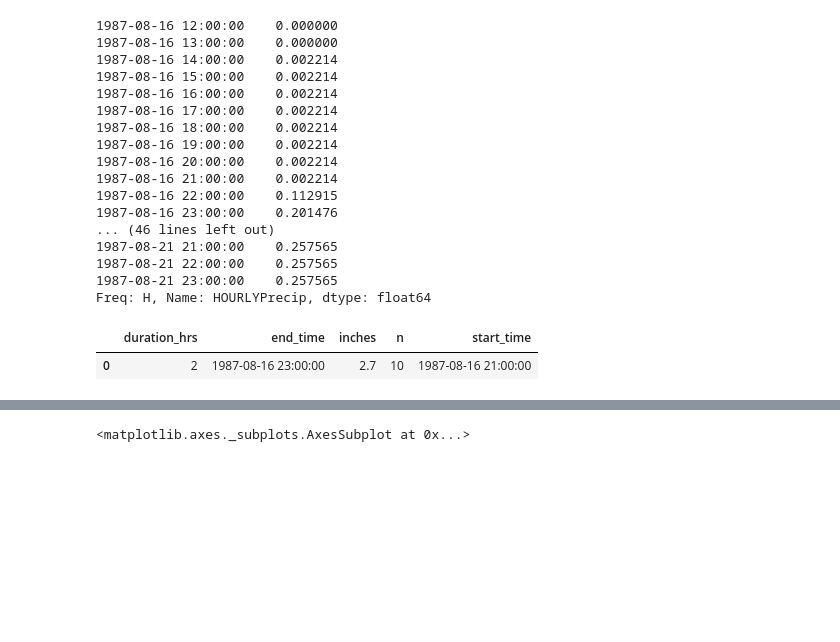
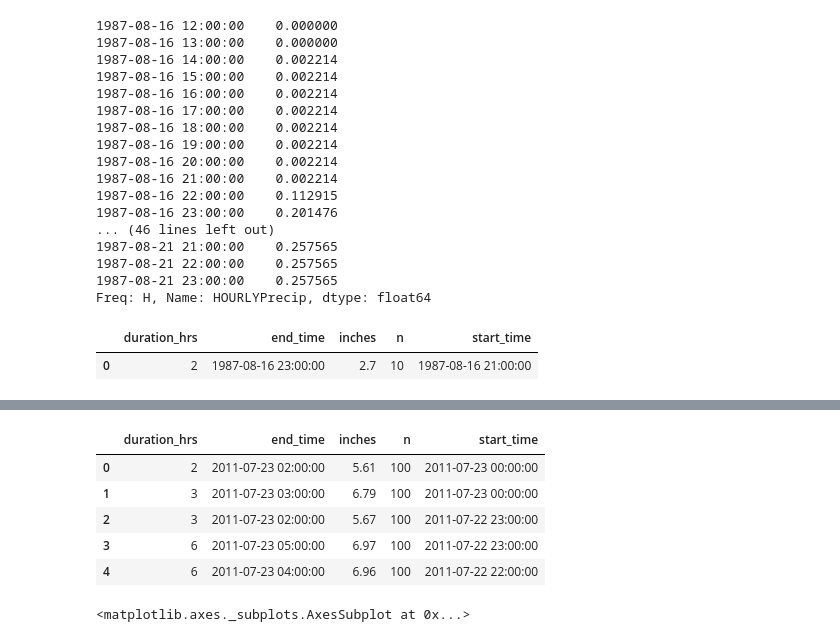
Before and after one commit to NORCatUofC/rain, a Jupyter notebook: n-year/notebooks/Examining the 100-year event.ipynb, the cells around one changed output, grey strips where cells are left out. Drawn from its saved outputs; the diff is of its cells as text; code cells hidden in the pictures; blank space fills up the shorter version.

```diff
--- a/n-year/notebooks/Examining the 100-year event.ipynb
+++ b/n-year/notebooks/Examining the 100-year event.ipynb
@@ -242,3 +329,12 @@ chi_rain_series['2008-09-04 13:00:00':'2008-09-14 13:00:00'].cumsum().plot(title
+# %%
+find_n_year_storms('2011-07-22 22:00:00', '2011-07-23 05:00:00', 100)
+# %% [output]
+|  | duration_hrs | end_time | inches | n | start_time |
+| 0 | 2 | 2011-07-23 02:00:00 | 5.61 | 100 | 2011-07-23 00:00:00 |
+| 1 | 3 | 2011-07-23 03:00:00 | 6.79 | 100 | 2011-07-23 00:00:00 |
+| 2 | 3 | 2011-07-23 02:00:00 | 5.67 | 100 | 2011-07-22 23:00:00 |
+| 3 | 6 | 2011-07-23 05:00:00 | 6.97 | 100 | 2011-07-22 23:00:00 |
+| 4 | 6 | 2011-07-23 04:00:00 | 6.96 | 100 | 2011-07-22 22:00:00 |
 # %%
 chi_rain_series['2011-07-22 08:00:00':'2011-07-23 08:00:00'].cumsum().plot(title="Cumulative rainfall over 2011 100-year storm")
 # %% [output]
```
Also changed, not shown: parts of 20 cells of this notebook, 1 other file.
